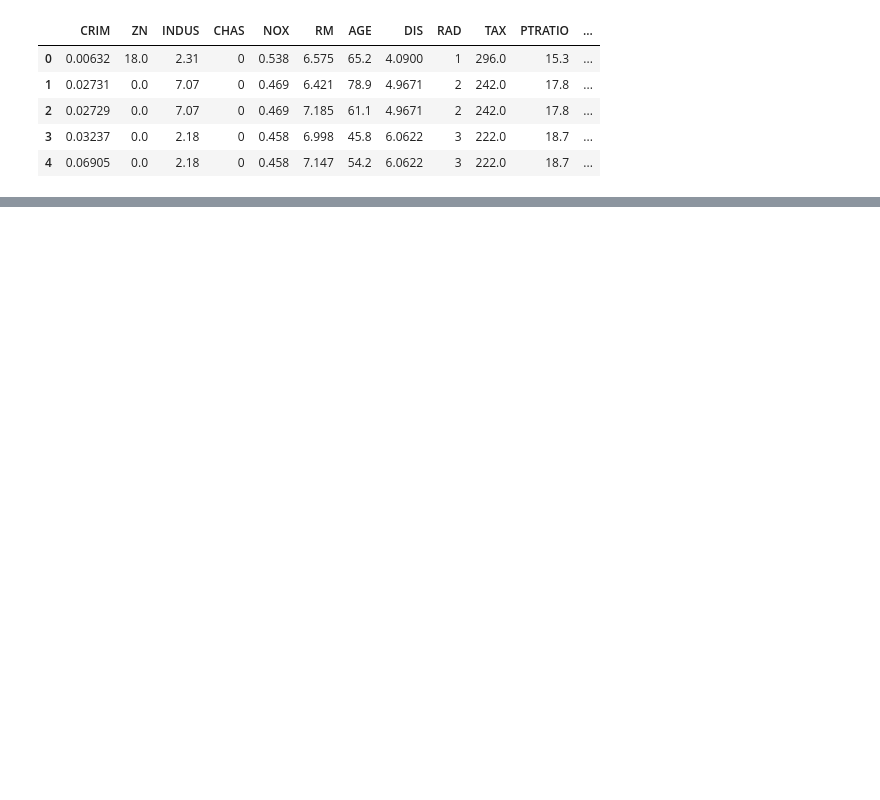
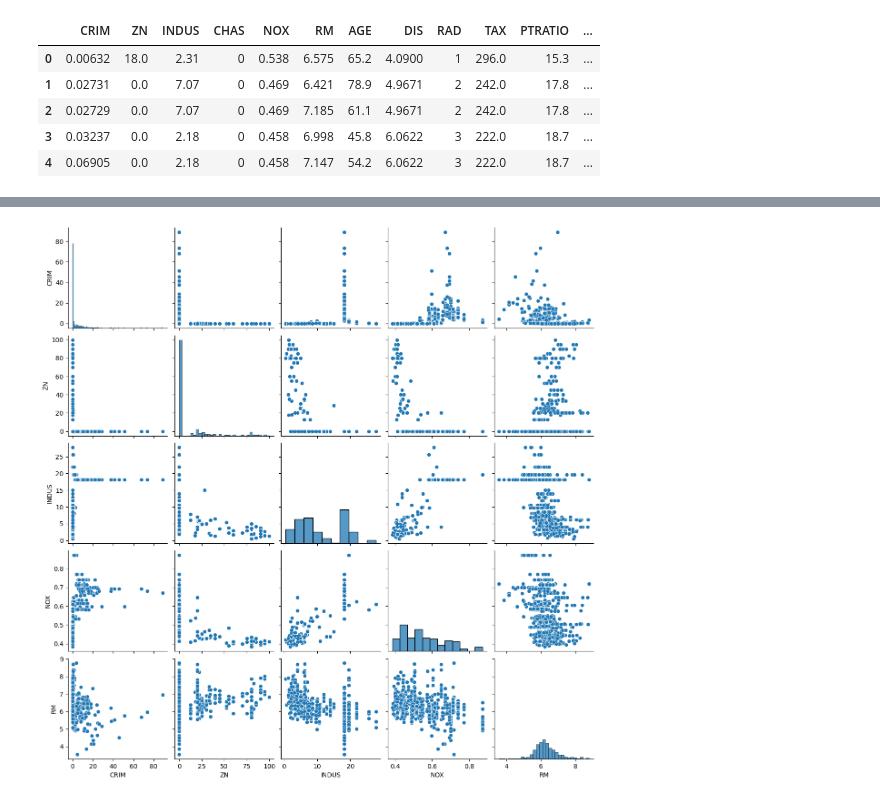
Before and after one commit to YashDagade/ML-Udemy, a Jupyter notebook: Section 3/Boston Housing.ipynb, the cells around one changed output, grey strips where cells are left out. Saved outputs shown, nothing was run; the diff lists cells and outputs as text; code cells hidden in the pictures; blank space fills up the shorter version.

```diff
--- a/Section 3/Boston Housing.ipynb
+++ b/Section 3/Boston Housing.ipynb
@@ -40,0 +85,5 @@ df.head()
+# %%
+sns.pairplot(df[col_study], height=2.5)
+plt.show()
+# %% [output]
+[figure, added]
```
Also changed, not shown: parts of 70 cells of this notebook, 2 other files.
